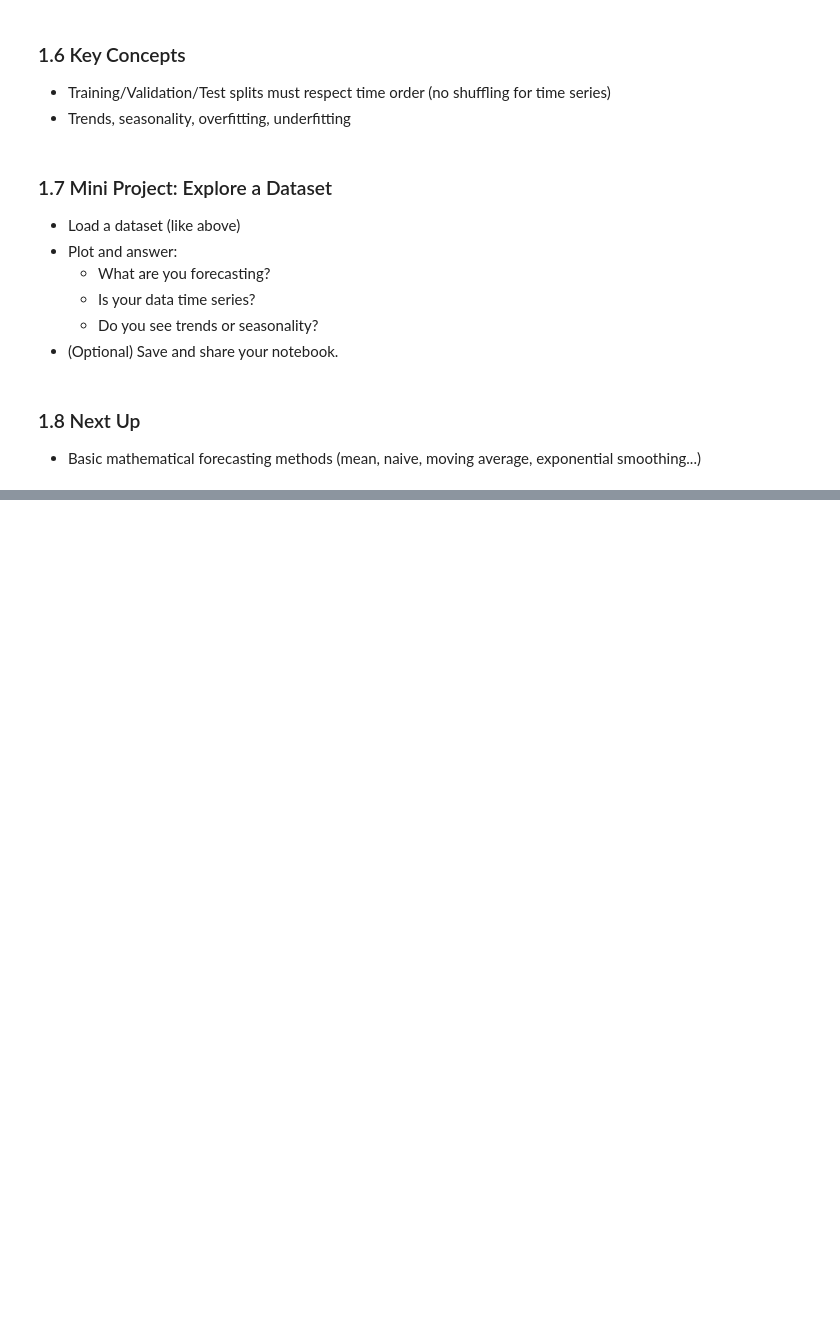
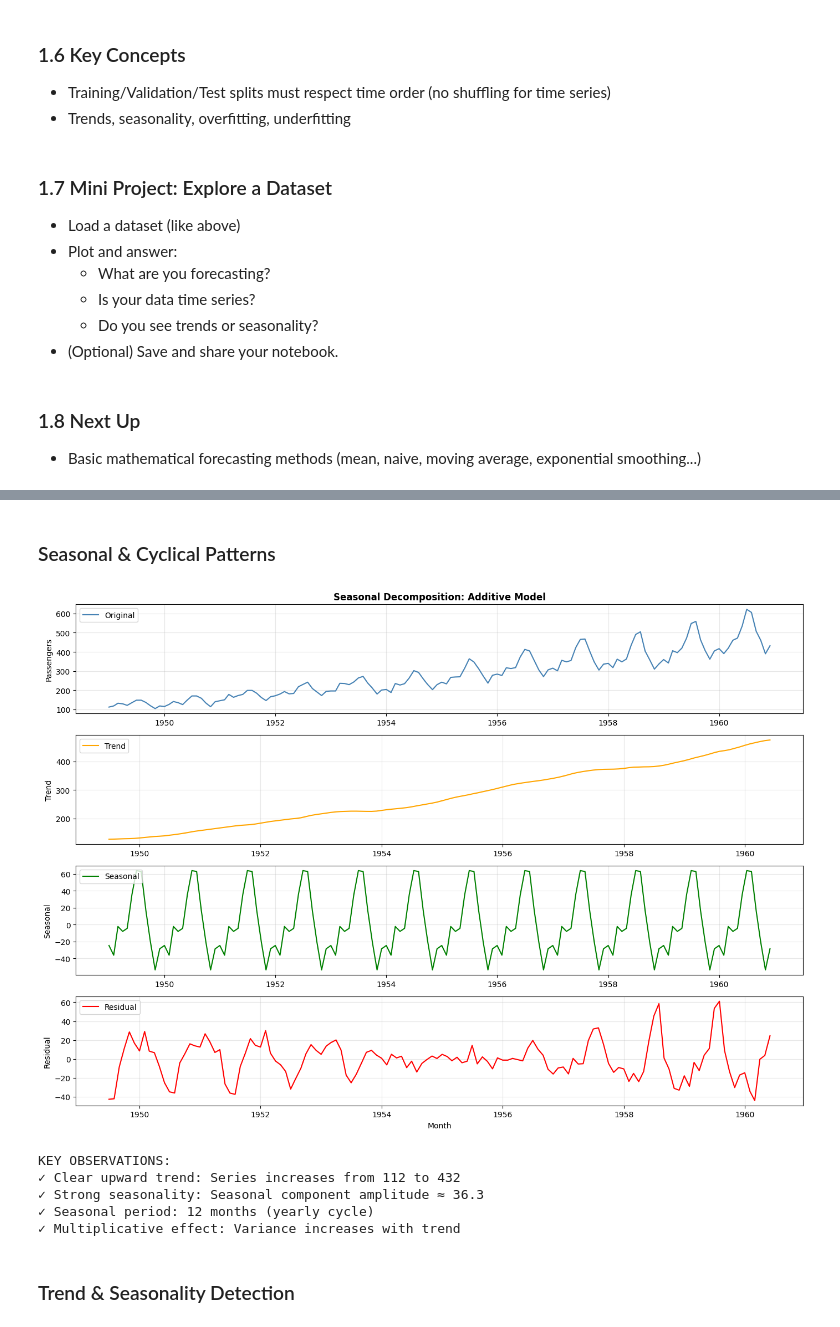
Before and after one commit to bhanujahuja/forecasting_training, a Jupyter notebook: code/module-1-fundamentals-of-forecasting.ipynb, the cells around one changed output, grey strips where cells are left out. Drawn from its saved outputs; the diff is of its cells as text; code cells hidden in the pictures; blank space fills up the shorter version.

```diff
--- a/code/module-1-fundamentals-of-forecasting.ipynb
+++ b/code/module-1-fundamentals-of-forecasting.ipynb
@@ -82,0 +221,57 @@ plt.show()
+# %% [markdown]
+### Seasonal & Cyclical Patterns
+# %%
+# Extract trend using rolling average
+df['Trend_MA12'] = df['Passengers'].rolling(window=12, center=True).mean()
+
+# Seasonal decomposition
+from statsmodels.tsa.seasonal import seasonal_decompose
+
+decomposition = seasonal_decompose(df['Passengers'], model='additive', period=12)
+
+fig, axes = plt.subplots(4, 1, figsize=(14, 10))
+
+# Original
+axes[0].plot(df['Month'], df['Passengers'], label='Original', color='steelblue')
+axes[0].set_ylabel('Passengers')
+axes[0].set_title('Seasonal Decomposition: Additive Model', fontsize=12, fontweight='bold')
+axes[0].legend(loc='upper left')
+axes[0].grid(True, alpha=0.3)
+
+# Trend
+axes[1].plot(df['Month'], decomposition.trend, label='Trend', color='orange')
+axes[1].set_ylabel('Trend')
+axes[1].legend(loc='upper left')
+axes[1].grid(True, alpha=0.3)
+
+# Seasonal
+axes[2].plot(df['Month'], decomposition.seasonal, label='Seasonal', color='green')
+axes[2].set_ylabel('Seasonal')
+axes[2].legend(loc='upper left')
+axes[2].grid(True, alpha=0.3)
+
+# Residual
+axes[3].plot(df['Month'], decomposition.resid, label='Residual', color='red')
+axes[3].set_ylabel('Residual')
+axes[3].set_xlabel('Month')
+axes[3].legend(loc='upper left')
+axes[3].grid(True, alpha=0.3)
+
+plt.tight_layout()
+plt.show()
+
+# Print observations
+print("KEY OBSERVATIONS:")
+print(f"✓ Clear upward trend: Series increases from {df['Passengers'].iloc[0]:.0f} to {df['Passengers'].iloc[-1]:.0f}")
+print(f"✓ Strong seasonality: Seasonal component amplitude ≈ {decomposition.seasonal.std():.1f}")
+print(f"✓ Seasonal period: 12 months (yearly cycle)")
+print(f"✓ Multiplicative effect: Variance increases with trend")
+# %% [output]
+[figure, added]
+KEY OBSERVATIONS:
+✓ Clear upward trend: Series increases from 112 to 432
+✓ Strong seasonality: Seasonal component amplitude ≈ 36.3
+✓ Seasonal period: 12 months (yearly cycle)
+✓ Multiplicative effect: Variance increases with trend
+# %% [markdown]
+### Trend & Seasonality Detection
```
Also changed, not shown: parts of 9 cells of this notebook, 18 other files.
